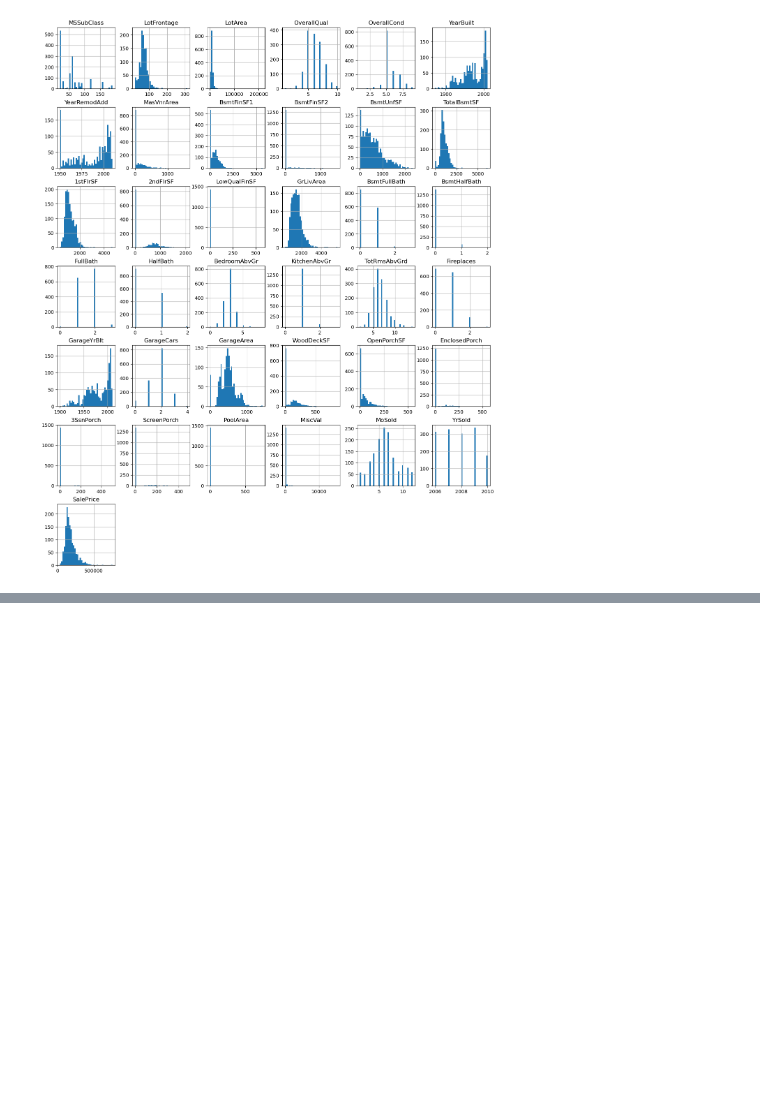
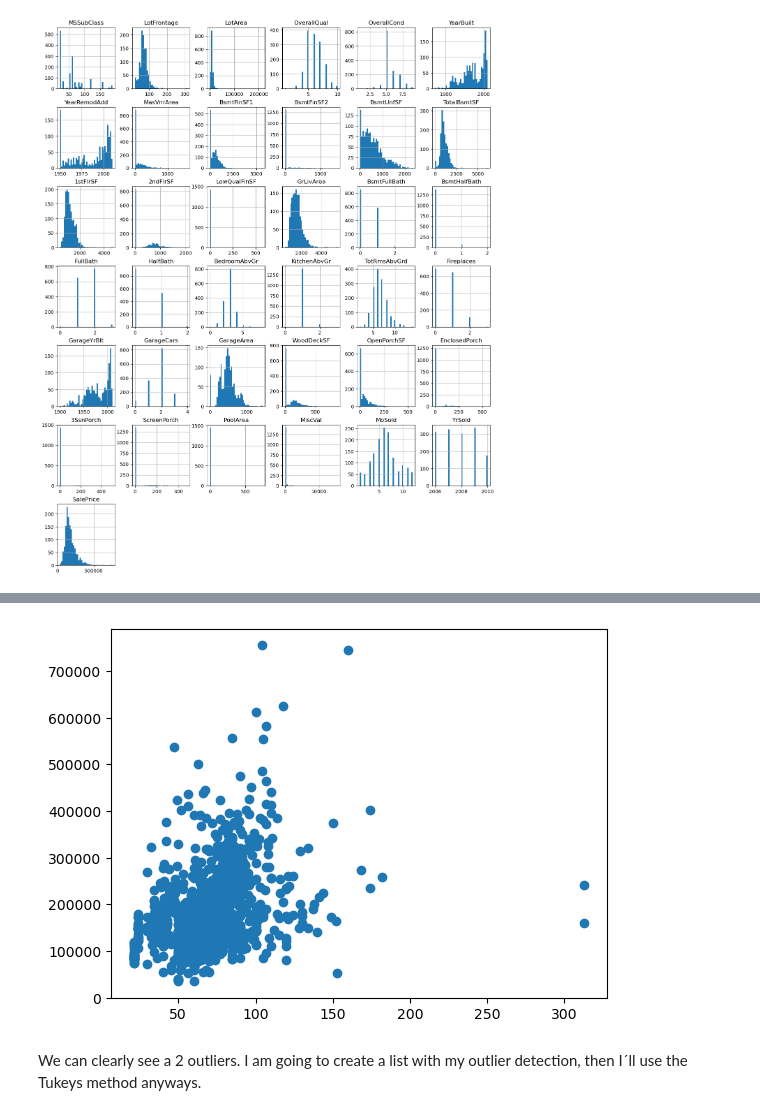
Before and after one commit to mstoychev/Data-Science-Projects, a Jupyter notebook: 2. House Prices/house_prices.ipynb, the cells around one changed output, grey strips where cells are left out. Cells and saved outputs as stored; diff of their text form; code cells hidden in the pictures; blank space fills up the shorter version.

```diff
--- a/2. House Prices/house_prices.ipynb
+++ b/2. House Prices/house_prices.ipynb
@@ -129,0 +136,8 @@ plt.show()
+# %%
+# LotFrontage → Linear feet of street connected to property
+plt.scatter(x="LotFrontage", y="SalePrice", data=train_data)
+plt.show()
+# %% [output]
+[figure, added]
+# %% [markdown]
+We can clearly see a 2 outliers. I am going to create a list with my outlier detection, then I´ll use the Tukeys method anyways.
```
Also changed, not shown: parts of 64 cells of this notebook.
